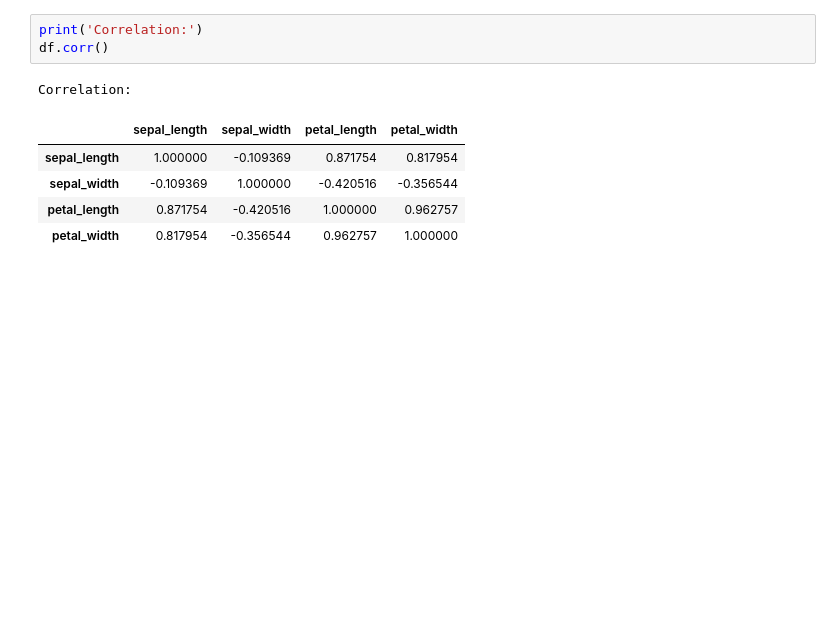
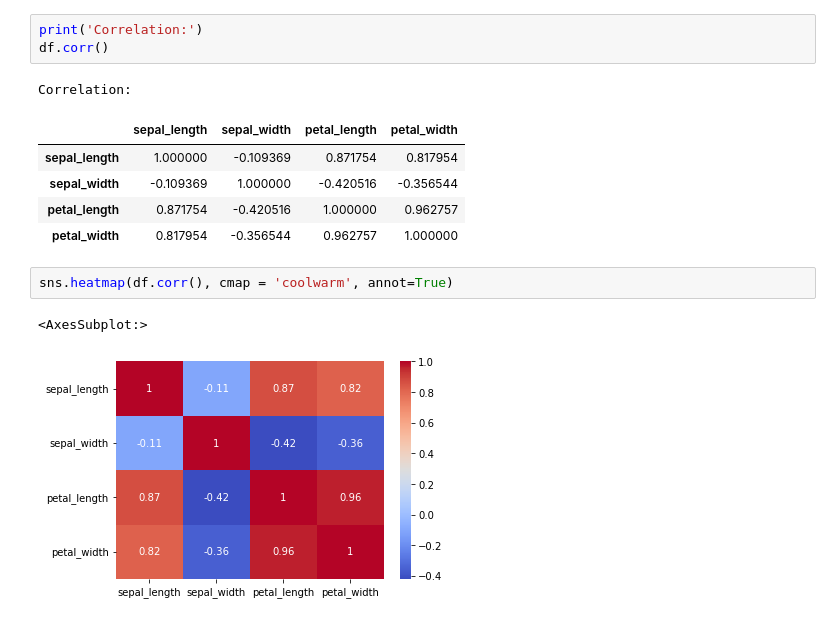
Before and after one commit to pcsukumar/pands-project, a Jupyter notebook: README.ipynb, the cells around one changed output. Cells and saved outputs as stored; diff of their text form; blank space fills up the shorter version.

```diff
--- a/README.ipynb
+++ b/README.ipynb
@@ -157,3 +159,8 @@ Correlation:
 | sepal_width | -0.109369 | 1.000000 | -0.420516 | -0.356544 |
 | petal_length | 0.871754 | -0.420516 | 1.000000 | 0.962757 |
 | petal_width | 0.817954 | -0.356544 | 0.962757 | 1.000000 |
+# %%
+sns.heatmap(df.corr(), cmap = 'coolwarm', annot=True)
+# %% [output]
+<AxesSubplot:>
+[figure, added]
```
Also changed, not shown: parts of 14 cells of this notebook, 6 other files.
